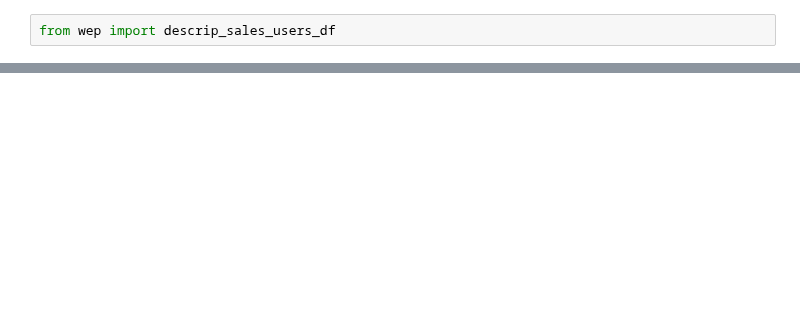
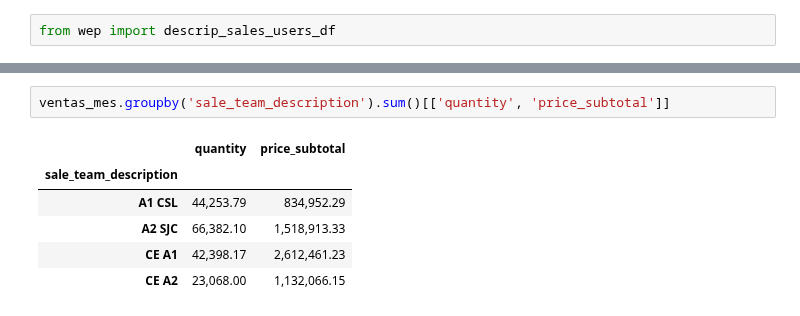
Before and after one commit to ecostichp/odoo_comisiones, a Jupyter notebook: algoritmo/sales_bi_prueba.ipynb, the cells around one changed output, grey strips where cells are left out. Drawn from its saved outputs; the diff is of its cells as text; blank space fills up the shorter version.

```diff
--- a/algoritmo/sales_bi_prueba.ipynb
+++ b/algoritmo/sales_bi_prueba.ipynb
@@ -88,0 +73,9 @@ array([9860, 8894, 2475, 2467], dtype=int64)
+# %%
+ventas_mes.groupby('sale_team_description').sum()[['quantity', 'price_subtotal']]
+# %% [output]
+|  | quantity | price_subtotal |
+| sale_team_description |  |  |
+| A1 CSL | 44,253.79 | 834,952.29 |
+| A2 SJC | 66,382.10 | 1,518,913.33 |
+| CE A1 | 42,398.17 | 2,612,461.23 |
+| CE A2 | 23,068.00 | 1,132,066.15 |
```
Also changed, not shown: parts of 9 cells of this notebook, 5 other files.
